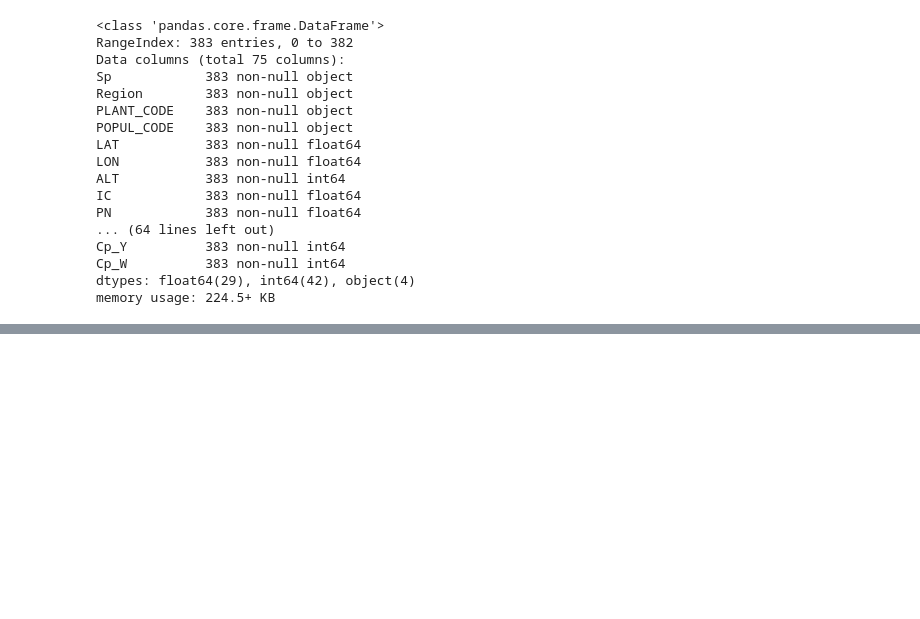
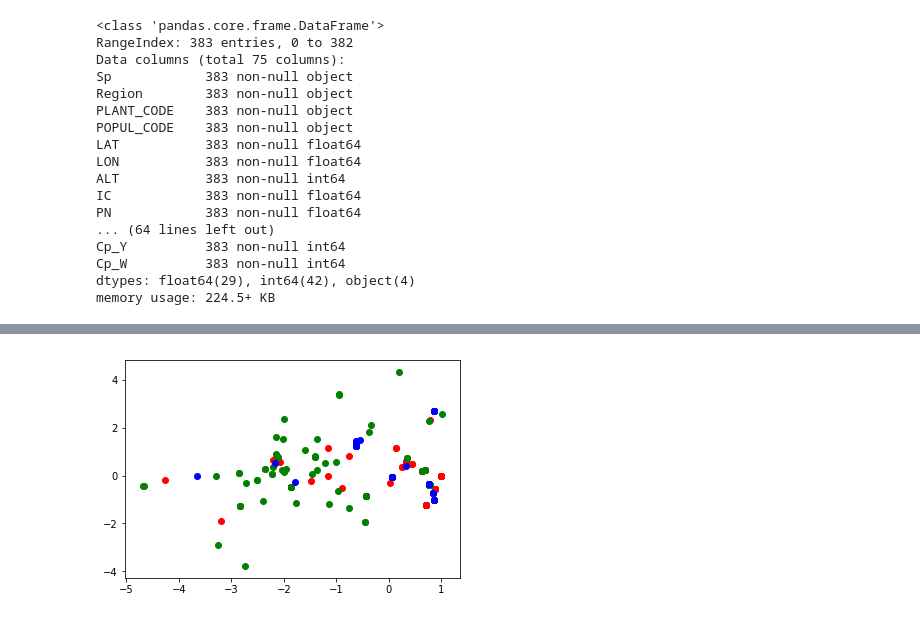
Before and after one commit to VBGI/df, a Jupyter notebook: inside_df.ipynb, the cells around one changed output, grey strips where cells are left out. Drawn from its saved outputs; the diff is of its cells as text; code cells hidden in the pictures; blank space fills up the shorter version.

```diff
--- a/inside_df.ipynb
+++ b/inside_df.ipynb
@@ -336,0 +407,8 @@ scatter(tocluster.WK[y==1].values, tocluster.IC[y==1].values, c='b')
+# %%
+proj=lda.transform(factors)
+# %%
+for val, col in zip(np.unique(y_pred),['r','g','b','k','c']):
+    scatter(proj[y_pred==val,0], proj[y_pred==val,1], c=col)
+show()
+# %% [output]
+[figure, added]
```
Also changed, not shown: parts of 22 cells of this notebook.
